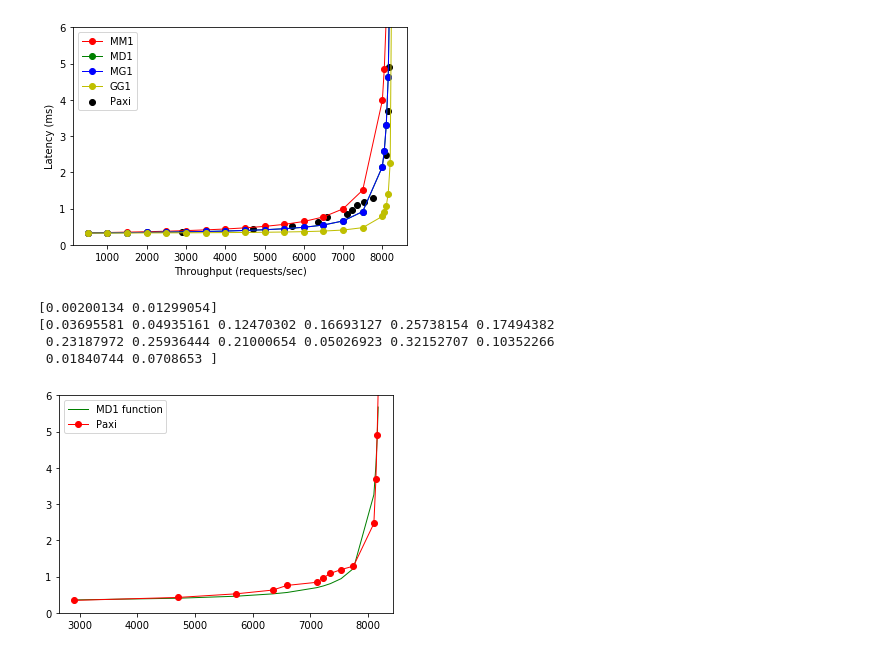
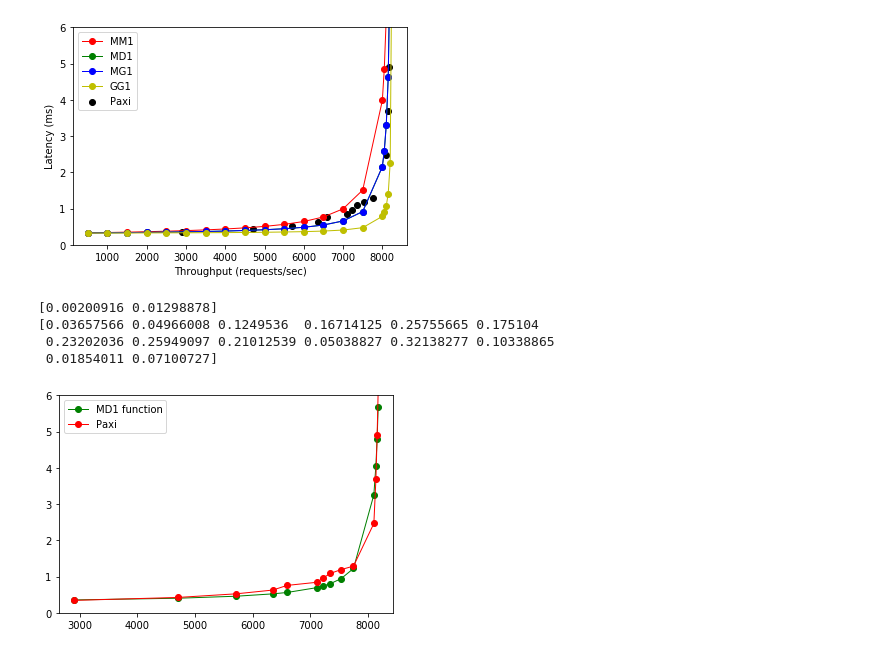
Before and after one commit to ailidani/paxi, a Jupyter notebook: model/queue.ipynb, the cells around one changed output. Drawn from its saved outputs; the diff is of its cells as text; code cells hidden in the pictures.

Commit message:
model plot

```diff
--- a/model/queue.ipynb
+++ b/model/queue.ipynb
@@ -144,25 +144,25 @@ plt.show()
 # %%
 y = paxi_y[:]
 x = paxi_x[:] / 1000.0
 def f(x, cs, cd):
     rtt = net(mu_lan, sigma_lan, 4, 8)
     service = 2 * cs + 9 * cd
     mu = 1 / service
     return md1(x, mu) + service + rtt
 
 params, params_covariance = optimize.curve_fit(f, x, y, p0=[0.002, 0.013])
-plt.plot(paxi_x, f(paxi_x/1000.0, *params), 'g-', label='MD1 function')
+plt.plot(paxi_x, f(paxi_x/1000.0, *params), 'go-', label='MD1 function')
 plt.plot(paxi_x, paxi_y, marker='o', label="Paxi")
 plt.ylim(0.0, 6.0)
 plt.legend(loc='best')
 print(params)
 
 model_y = f(paxi_x/1000.0, *params)
 err = abs(model_y - paxi_y) / paxi_y
 print(err)
 # %% [output]
-[0.00200134 0.01299054]
-[0.03695581 0.04935161 0.12470302 0.16693127 0.25738154 0.17494382
- 0.23187972 0.25936444 0.21000654 0.05026923 0.32152707 0.10352266
- 0.01840744 0.0708653 ]
+[0.00200916 0.01298878]
+[0.03657566 0.04966008 0.1249536  0.16714125 0.25755665 0.175104
+ 0.23202036 0.25949097 0.21012539 0.05038827 0.32138277 0.10338865
+ 0.01854011 0.07100727]
-[figure, old version]
+[figure, new version]
```
